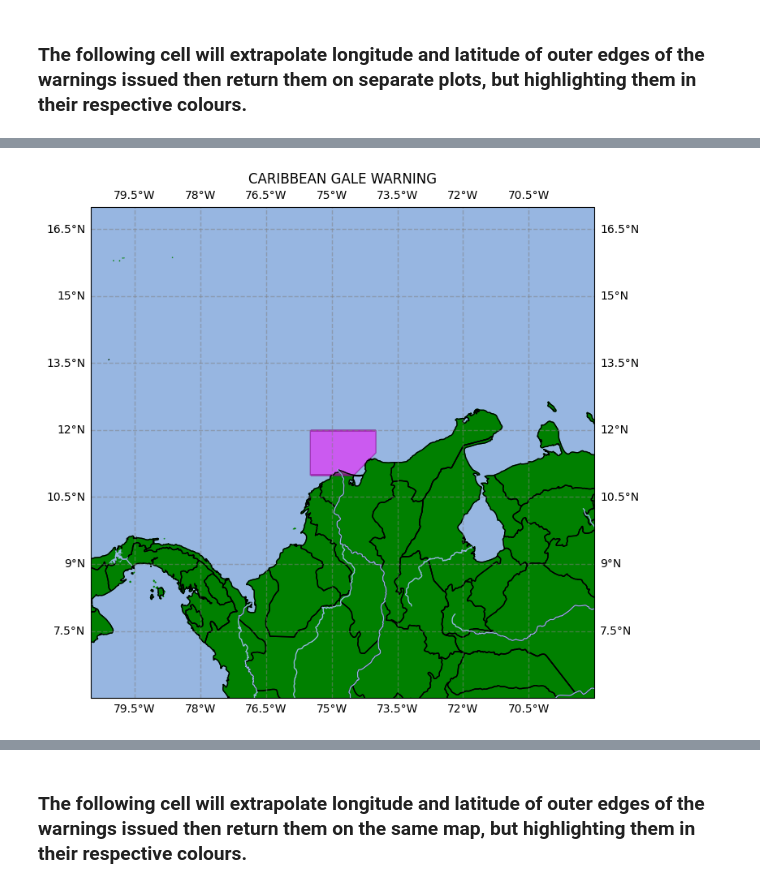
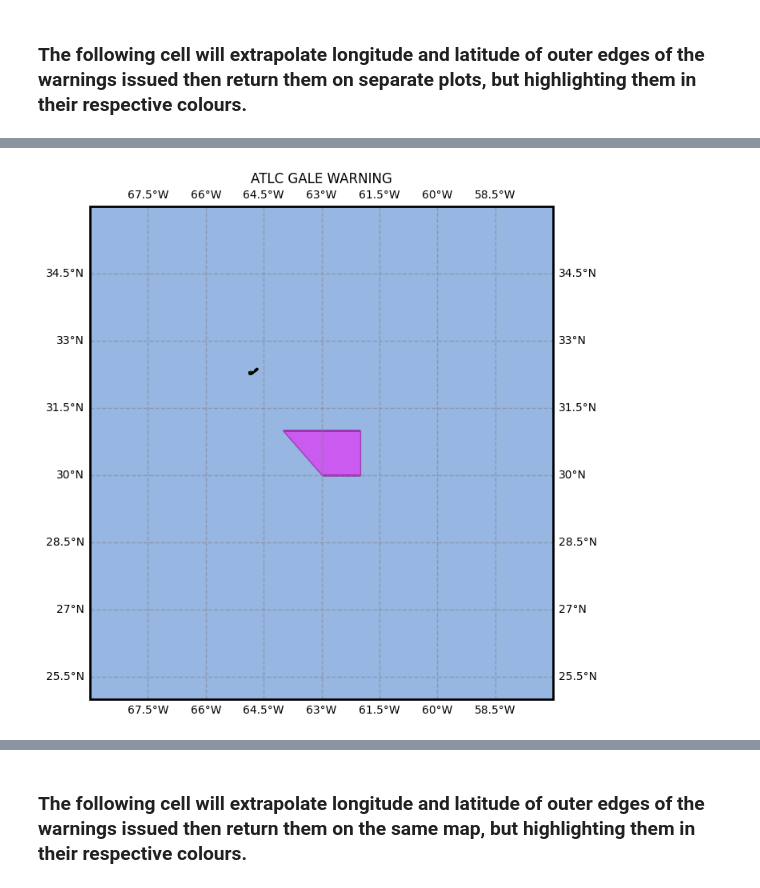
Before and after one commit to mumano/TC_watches_warnings, a Jupyter notebook: lapentaworkspace.ipynb, the cells around one changed output, grey strips where cells are left out. Saved outputs shown, nothing was run; the diff lists cells and outputs as text; code cells hidden in the pictures.

Commit message:
fix polygons to grab proper gale warning

```diff
--- a/lapentaworkspace.ipynb
+++ b/lapentaworkspace.ipynb
@@ -735,15 +735,20 @@ Index removed.
 def get_polypoints(data_points):
     lats = []
     lons = []
-    for each in data_points:
-        print(each)
-        if(each.isdigit() or each == '.'):
-            lats.append(each)
-            #lons.append(each[each.index('N')+1:each[each.index('W')]])
+    dp = data_points.replace('\n', '').replace('\\n', '')
+    pattern = r"(\d+\.?\d*)([NS])(\d+\.?\d*)([EW])"
+    matches = re.findall(pattern, dp)
+    #print(matches)
+    for latv, latdir, lonv, londir in matches:
+        if(latdir == 'N'):
+            lats.append(float(latv))
         else:
-            print('-')
-    print(f'These are the lats {lats} and lons {lons}')
-    return lats, (lons*-1) ## returns lats & lons that have been collected; lons is multplied by -1 to reflect western hem.
+            lats.append(float(latv)*-1)
+        if(londir == 'E'):
+            lons.append(float(lonv))
+        else:
+            lons.append(-float(lonv))
+    return lats, lons ## returns lats & lons that have been collected; lons is multplied by -1 to reflect western hem.
 
 ## This method creates a map object to be plotted on and returns the fig and ax, which
 ## can later be modified until plt.show(), which then outputs the map and another map
@@ -767,105 +772,80 @@ def make_map():
     return fig, ax
 
 
-app_warns = []
-url = f'https://www.nhc.noaa.gov/archive/text/HSFAT2/2026/HSFAT2.202601100317.txt'
+#app_warns = []
+url = f'https://www.nhc.noaa.gov/archive/text/HSFAT2/2026/HSFAT2.202606012222.txt'
 infile = urllib.request.urlopen(url)
 f = infile.read()
 first = str(f).find('.WARNINGS')
 sec = str(f).find('SYNOPSIS AND FORECAST')
 f = str(f)[first:sec]      ## splices and shortens the report so that only the warnings section of the text gets taken in, if no warnings, then list is empty
-print(first, sec)
+#print(first, sec)
 fs = f.split('...')        ## found to be the best/easiest split to obtain lat/lon
-print(fs)
-
-## lists for different types of warnings (if applicable) but these may not be needed
-polyg_list = []
-polyh_list = []
-polys_list = []
-polym_list = []
-
-c = 0
+#print(fs)
+c = [0, 0, 0, 0]
+fig, ax = make_map()
 
 if(f.find('WARNINGS') != -1):
     for each in fs:
         tempf = each.find('WITHIN')        ## recursively finds the first instance of within and takes that index
         temps = each.find('WINDS')         ## gives a good enough generic end point for splicing to ensure no points in lat/lon are missed
         tempe = each.find('ELSEWHERE')     ## use elsewhere as keyword to not take in lat/lon as this word is associated with non-warned regions
-        print(tempf, temps, fs.index(each), tempe)
+        #print(tempf, temps, fs.index(each), tempe)
         if((tempf > -1) and (temps > -1) and (tempe == -1 or tempe > tempf) and (tempf < temps)):
-            app_warns.append(each[tempf:temps])
             if((fs.index(each)-1 is not None) and fs[(fs.index(each)-1)].find('GALE WARNING') > -1):
                 print(f'There is a {fs[(fs.index(each)-1)]} to be plotted.')
                 ## code for extrapulating lat/lon and plotting polygon for gale warnings occurs here
-                get_polypoints(each[tempf:temps])
-
-                if(c == 1):
-                    lats = [28, 29, 29, 28, 27, 26, 28]             ## tested lats for plotting
-                    lons = [-95, -96, -97, -97, -97, -97, -95]    ## tested lons for plotting
-                    fig, ax = make_map()
-
-                elif(c == 0):
-                    lats = [11.5, 12, 12, 11, 11, 11, 11.5]
-                    lons = [-74, -74, -75.5, -75.5, -75, -74.5, -74]
-                    fig, ax = make_map()
-                    c = c + 1
-                else:
-                    print(f'Did nothing.')
+                eachs = each.split('. ')
+                #print(each)
+                for every in eachs:
+                  #print(every)
+                  if(every.find('KT') != -1 and float(every[every.find(' KT')-2:every.find('KT')]) > 33):
+                    lats, lons = get_polypoints(every)
+                    break
 
                 ax.set_xlim([min(lons)-5, max(lons)+5])         ## may need to change if there are multiple plots
                 ax.set_ylim([min(lats)-5, max(lats)+5])
                 plt.title(f"{fs[(fs.index(each)-1)]}")
                 poly_geometry = Polygon(zip(lons, lats))
-                #polyg_list.append(poly_geometry)
                 gdf_poly = gpd.GeoDataFrame({'geometry': [poly_geometry]}, crs="EPSG:4326")
-                gdf_poly.plot(ax=ax, color='magenta', alpha=0.5, edgecolor='purple')
+                gdf_poly.plot(ax=ax, color='magenta', alpha=0.5, edgecolor='purple', label = 'Gale Warnings')
+                c[0] = c[0] + 1
 
             elif((fs.index(each)-1 is not None) and fs[(fs.index(each)-1)].find('HURRICANE WARNING') > -1):
                 print('There is a hurricane warning to plot.')
                 ## code for extrapulating lat/lon for plotting hurricane warning polygon occurs here
+                lats, lons = get_polypoints(each[tempf:temps])
 
                 poly_geometry = Polygon(zip(lons, lats))
-                #polyh_list.append(poly_geometry)
                 gdf_poly = gpd.GeoDataFrame({'geometry': [poly_geometry]}, crs="EPSG:4326")
                 gdf_poly.plot(ax=ax, color='red', alpha=0.5, edgecolor='darkred')
+                c[1] = c[1] + 1
 
             elif((fs.index(each)-1 is not None) and fs[(fs.index(each)-1)].find('THUNDERSTORM WARNING') > -1):
                 print('There is a severe thunderstorm warning polygon to plot.')
                 ## code for extrapulating lat/lon for plotting severe thunderstorm warning polygon occurs here
+                lats, lons = get_polypoints(each[tempf:temps])
 
                 poly_geometry = Polygon(zip(lons, lats))
-                #polys_list.append(poly_geometry)
                 gdf_poly = gpd.GeoDataFrame({'geometry': [poly_geometry]}, crs="EPSG:4326")
                 gdf_poly.plot(ax=ax, color='orange', alpha=0.5, edgecolor='red')
+                c[2] = c[2] + 1
 
             else:
                 print('There is a special marine warning and special marine statement to plot.')
                 ## code for extrapulating lat/lon for plotting special marine warning polygon occurs here
+                lats, lons = get_polypoints(each[tempf:temps])
 
                 poly_geometry = Polygon(zip(lons, lats))
-                #polym_list.append(poly_geometry)
                 gdf_poly = gpd.GeoDataFrame({'geometry': [poly_geometry]}, crs="EPSG:4326")
                 gdf_poly.plot(ax=ax, color='yellow', alpha=0.5, edgecolor='black')
-            #plt.show()
+                c[3] = c[3] + 1
 
 else:
     print(f'There are currently no polygons to plot.')
     quit()      ## forces the script to terminate as there is nothing to plot
 
-print(app_warns)
-
-#lats = [11.5, 12, 12, 11, 11, 11, 11.5]             ## tested lats for plotting
-#lons = [-74, -74, -75.5, -75.5, -75, -74.5, -74]    ## tested lons for plotting
-
-#ax.set_xlim([min(lons)-5, max(lons)+5])         ## may need to change if there are multiple plots
-#ax.set_ylim([min(lats)-5, max(lats)+5])         ## may need to change if there are multiple plots
-
-## puts polygons into one file to take in.
-## this is example plotting, actual plotting will be inside the else-if series
-#poly_geometry = Polygon(zip(lons, lats))
-#gdf_poly = gpd.GeoDataFrame({'geometry': [poly_geometry]}, crs="EPSG:4326")
-#world.plot(ax=ax, color='green', edgecolor='black')
-#gdf_poly.plot(ax=ax, color='magenta', alpha=0.5, edgecolor='red')
-
+#plt.title(f"Plotted Warnings")
 plt.show()
+print(f'There are currently {c[0]} gale warnings, {c[1]} hurricane warnings, \n{c[2]} severe thunderstorm warnings, and {c[3]} special marine statements.')
 # %% [output]
@@ -889 +853 @@ T
-[figure, old version]
+[figure, new version]
```
Also changed, not shown: parts of 4 cells of this notebook.
